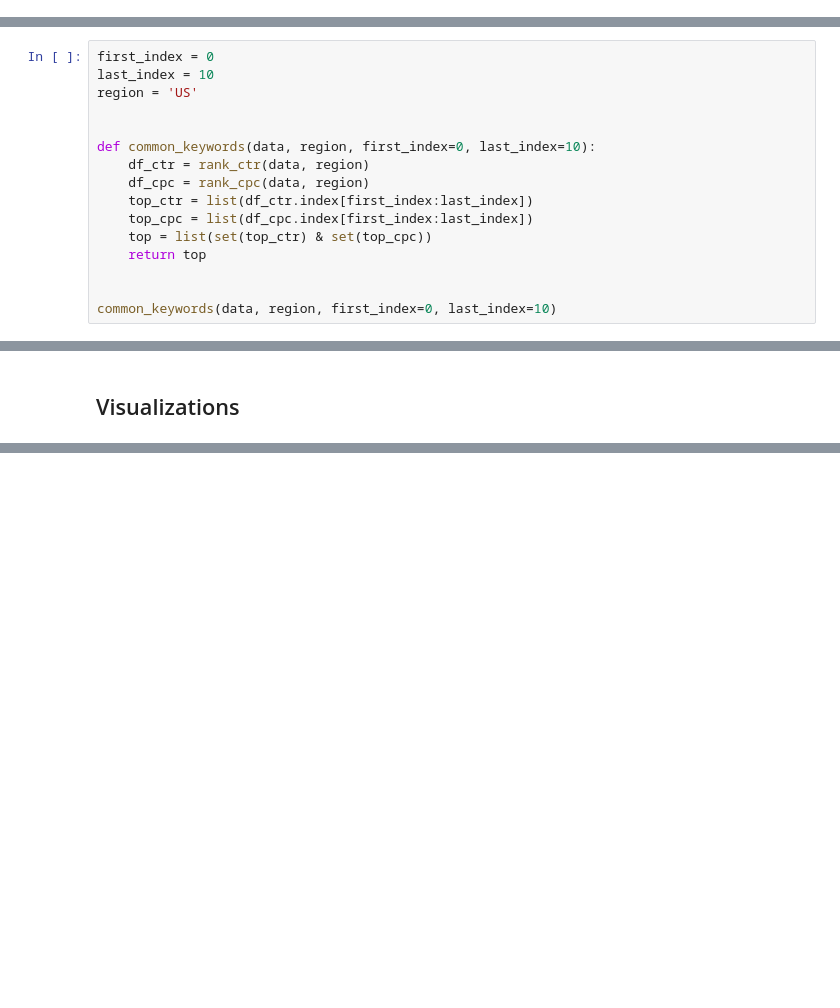
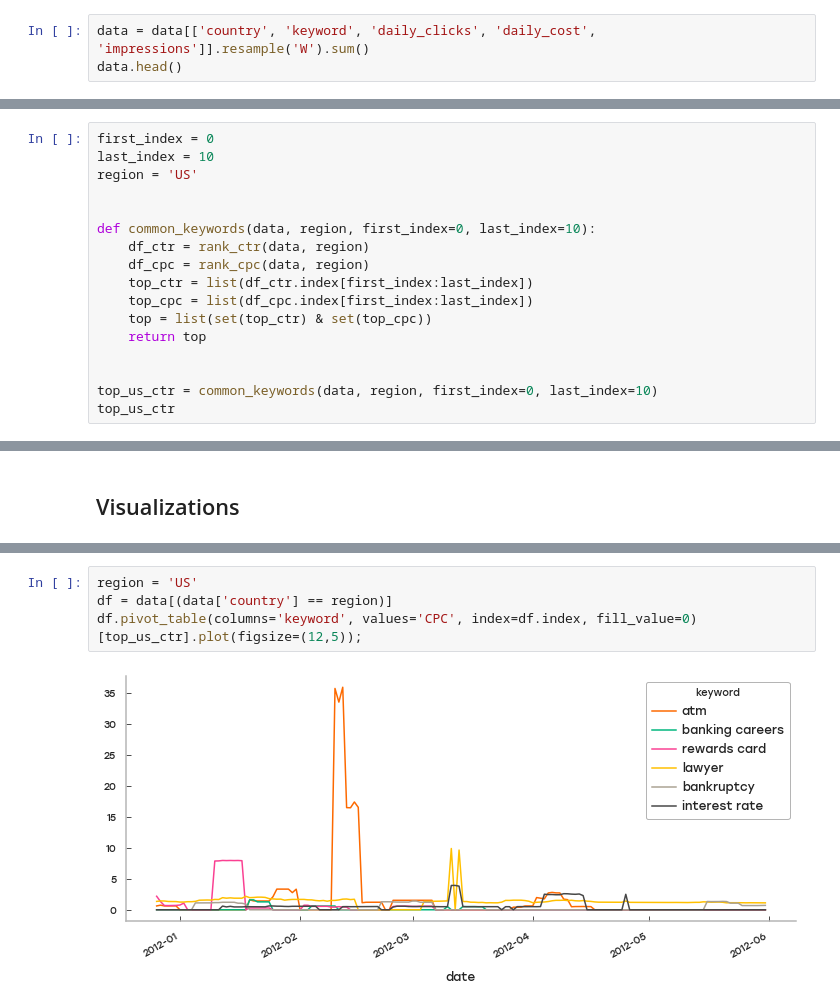
Before and after one commit to caheredia/ad_data_challenge, a Jupyter notebook: 0.1_ch_data_exploration.ipynb, the cells around one changed output, grey strips where cells are left out. Cells and saved outputs as stored; diff of their text form; blank space fills up the shorter version.

```diff
--- a/0.1_ch_data_exploration.ipynb
+++ b/0.1_ch_data_exploration.ipynb
@@ -74,0 +78,3 @@ data.head()
+# %%
+data = data[['country', 'keyword', 'daily_clicks', 'daily_cost', 'impressions']].resample('W').sum()
+data.head()
@@ -227,7 +241,8 @@ def common_keywords(data, region, first_index=0, last_index=10):
     return top
 
 
-common_keywords(data, region, first_index=0, last_index=10)
+top_us_ctr = common_keywords(data, region, first_index=0, last_index=10)
+top_us_ctr
 # %% [output]
 ['atm',
  'banking careers',
@@ -298,0 +296,6 @@ df = data[(data['country'] == region).sort_values(by='daily_clicks')
+# %%
+region = 'US'
+df = data[(data['country'] == region)]
+df.pivot_table(columns='keyword', values='CPC', index=df.index, fill_value=0)[top_us_ctr].plot(figsize=(12,5));
+# %% [output]
+[figure, added]
```
Also changed, not shown: parts of 22 cells of this notebook.
